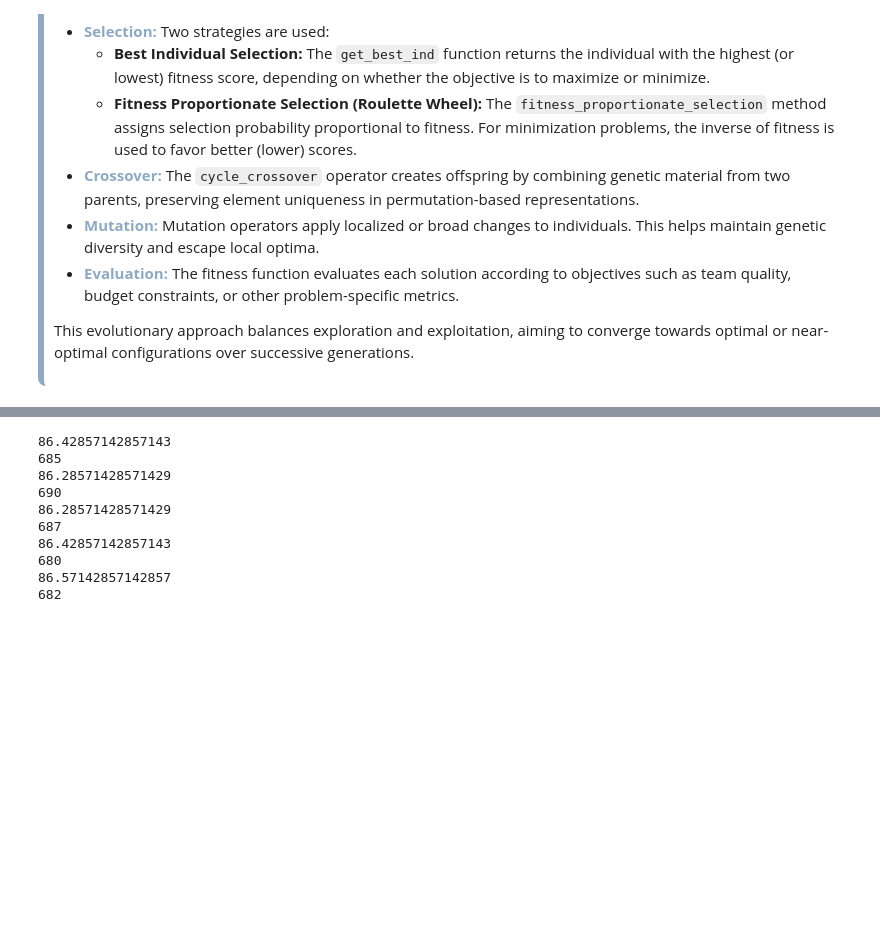
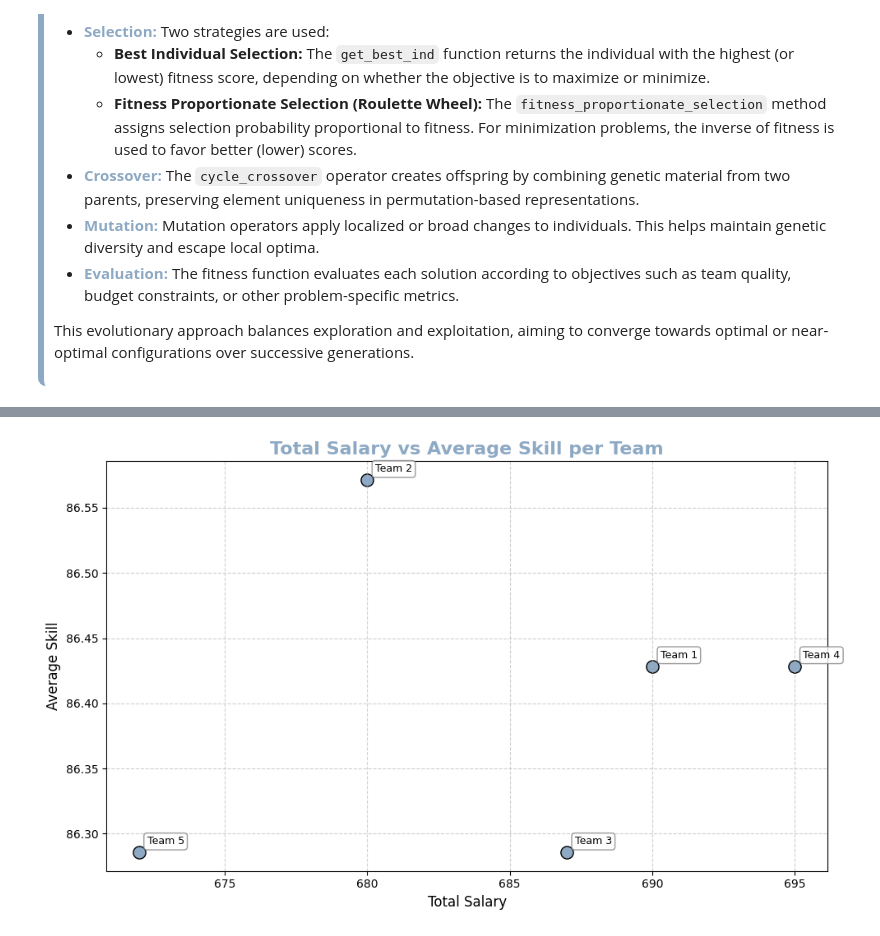
Before and after one commit to leonormira/CIFO-Project, a Jupyter notebook: Com comentarios.ipynb, the cells around one changed output, grey strips where cells are left out. Saved outputs shown, nothing was run; the diff lists cells and outputs as text; code cells hidden in the pictures; blank space fills up the shorter version.

```diff
--- a/Com comentarios.ipynb
+++ b/Com comentarios.ipynb
@@ -728,15 +797,56 @@ Landon Powell - FWD
-# %%
-for team in best_solution[0].teams:
-    print(team.average_skill())
-    print(team.total_salary())
-# %% [output]
-86.42857142857143
-685
-86.28571428571429
-690
-86.28571428571429
-687
-86.42857142857143
-680
-86.57142857142857
-682
+# %%
+import matplotlib.pyplot as plt
+
+# Extract necessary data from the best solution's teams
+total_salaries = [team.total_salary() for team in best_solution[0].teams]
+average_skills = [team.average_skill() for team in best_solution[0].teams]
+team_labels = [f"Team {i+1}" for i in range(len(best_solution[0].teams))]
+
+# Define your custom color
+custom_color = '#8DA9C4'
+
+# Create the plot
+plt.figure(figsize=(10, 6))
+
+# Scatter plot with styled points
+plt.scatter(
+    total_salaries,
+    average_skills,
+    color=custom_color,         # Custom color for your brand
+    s=120,                      # Larger point size
+    edgecolor='black',         # Black edge for better contrast
+    linewidth=1
+)
+
+# Annotate each point with its team label
+for i, label in enumerate(team_labels):
+    plt.annotate(
+        label,
+        (total_salaries[i], average_skills[i]),
+        textcoords="offset points",
+        xytext=(7, 7),           # Text offset
+        ha='left',
+        fontsize=9,
+        bbox=dict(
+            boxstyle="round,pad=0.3",
+            edgecolor="gray",
+            facecolor="white",
+            alpha=0.8            # Slight transparency for a modern look
+        )
+    )
+
+# Set titles and labels with enhanced formatting
+plt.title('Total Salary vs Average Skill per Team', fontsize=16, fontweight='bold', color=custom_color)
+plt.xlabel('Total Salary', fontsize=12)
+plt.ylabel('Average Skill', fontsize=12)
+
+# Add a clean grid
+plt.grid(True, linestyle='--', alpha=0.6)
+
+# Optimize layout
+plt.tight_layout()
+
+# Display the plot
+plt.show()
+# %% [output]
+[figure, added]
```
Also changed, not shown: parts of 21 cells of this notebook.
